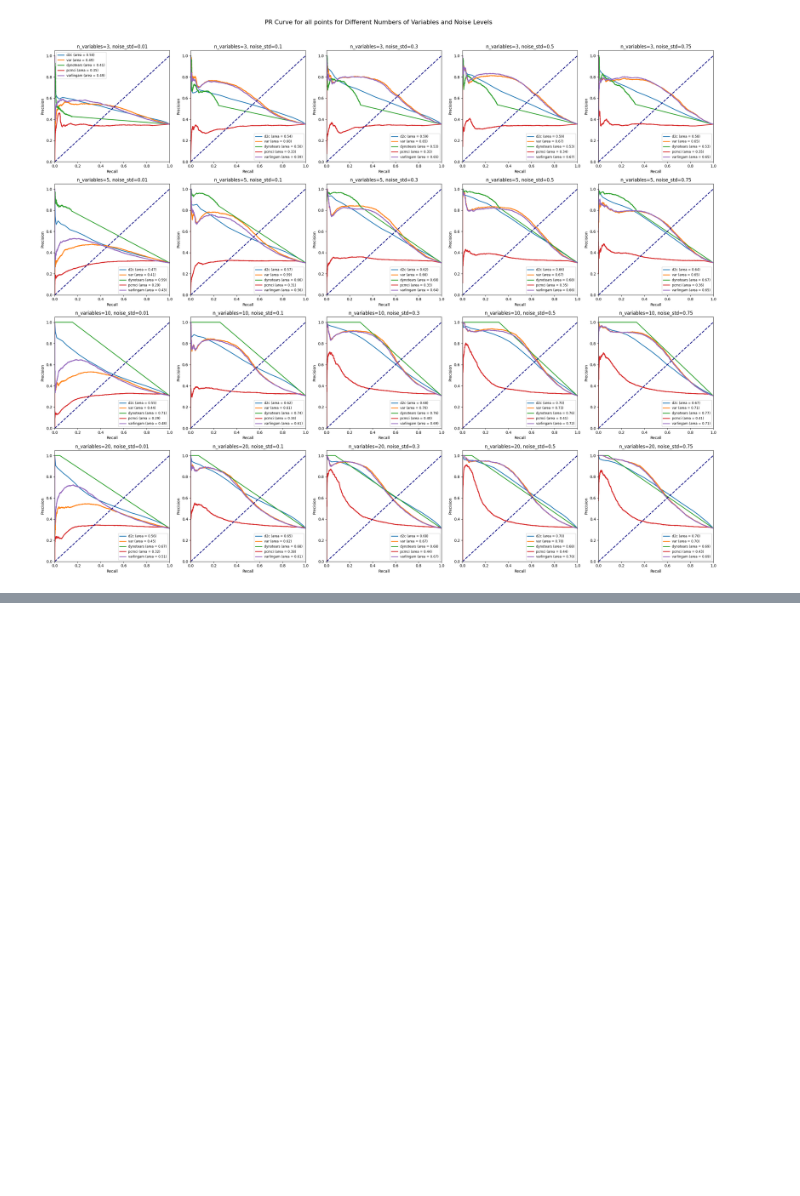
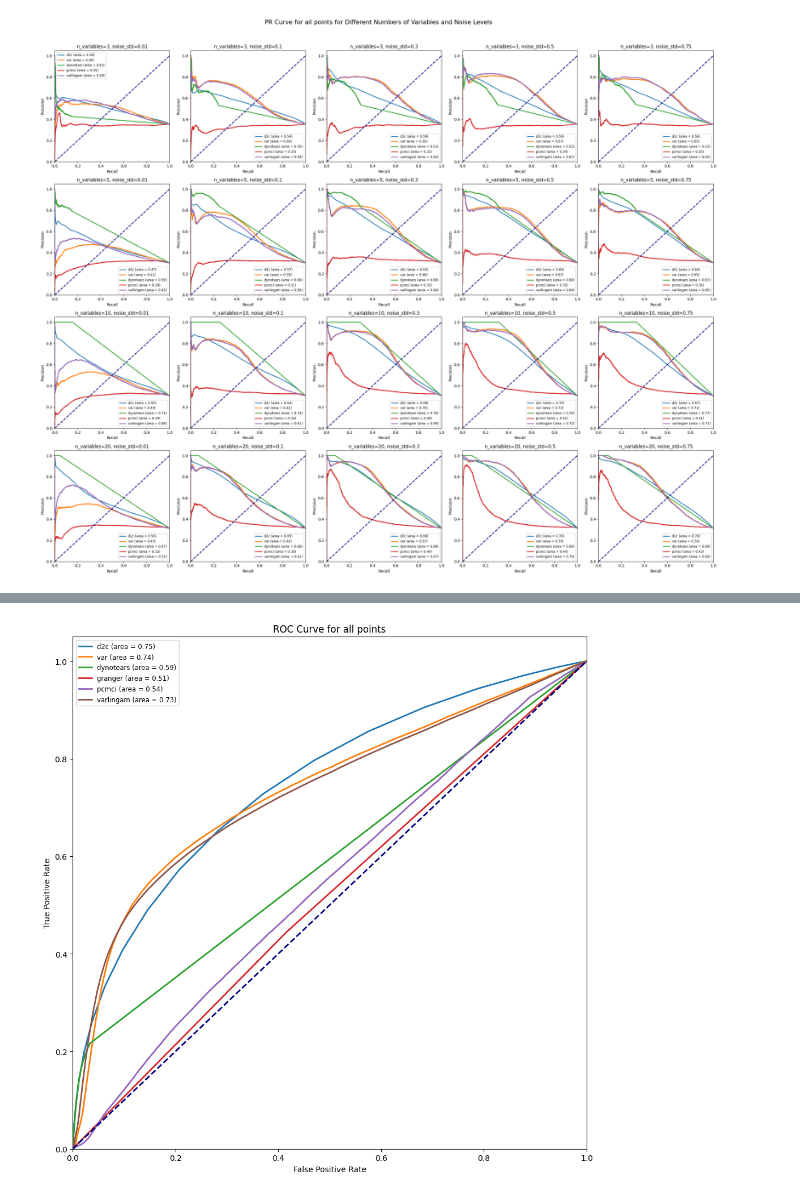
Before and after one commit to gmpal/D2CPY, a Jupyter notebook: notebooks/08_plotting_auc.ipynb, the cells around one changed output, grey strips where cells are left out. Cells and saved outputs as stored; diff of their text form; code cells hidden in the pictures; blank space fills up the shorter version.

```diff
--- a/notebooks/08_plotting_auc.ipynb
+++ b/notebooks/08_plotting_auc.ipynb
@@ -97,0 +186,49 @@ plt.show()
+# %%
+import numpy as np
+
+# Define the structure of the grid of plots
+n_variables_list = [3, 5, 10, 20]
+noise_std_list = [0.01,0.1,0.3, 0.5, 0.75]
+
+ax = plt.figure(figsize=(10,10)).add_subplot(111)
+for method in ['d2c', 'var','dynotears','granger','pcmci','varlingam']:
+
+    y_true_s = np.array([])
+    y_score_s = np.array([])
+    for i, n_variables in enumerate(n_variables_list):
+        for j, noise_std in enumerate(noise_std_list):
+            # Determine the current subplot
+
+            pickle_path = os.path.join('..','results', 'predictions', method, f'n{n_variables}_s{noise_std}.pkl')
+
+            with open (pickle_path, 'rb') as f:
+                dfpreds = pickle.load(f)
+
+            output_folder = os.path.join('..','results', 'metrics', 'auc_plots')
+            os.makedirs(output_folder, exist_ok=True)
+            y_true = dfpreds['is_causal'].values
+            y_score = dfpreds['predicted_proba'].values
+
+            y_true_s = np.concatenate([y_true_s, y_true])
+            y_score_s = np.concatenate([y_score_s, y_score])
+
+
+    fpr, tpr, _ = roc_curve(y_true_s, y_score_s)
+    roc_auc = auc(fpr, tpr)
+
+    ax.plot(fpr, tpr, lw=2, label=f'{method} (area = {roc_auc:.2f})')
+
+ax.plot([0, 1], [0, 1], color='navy', lw=2, linestyle='--')
+ax.set_xlim([0.0, 1.0])
+ax.set_ylim([0.0, 1.05])
+ax.set_xlabel('False Positive Rate')
+ax.set_ylabel('True Positive Rate')
+ax.set_title(f'ROC Curve for all points')
+ax.legend(loc="best", fontsize='small')
+
+# Adjust layout
+plt.tight_layout()
+#save
+plt.show()
+# %% [output]
+[figure, added]
```
Also changed, not shown: parts of 6 cells of this notebook, 5 other files.
